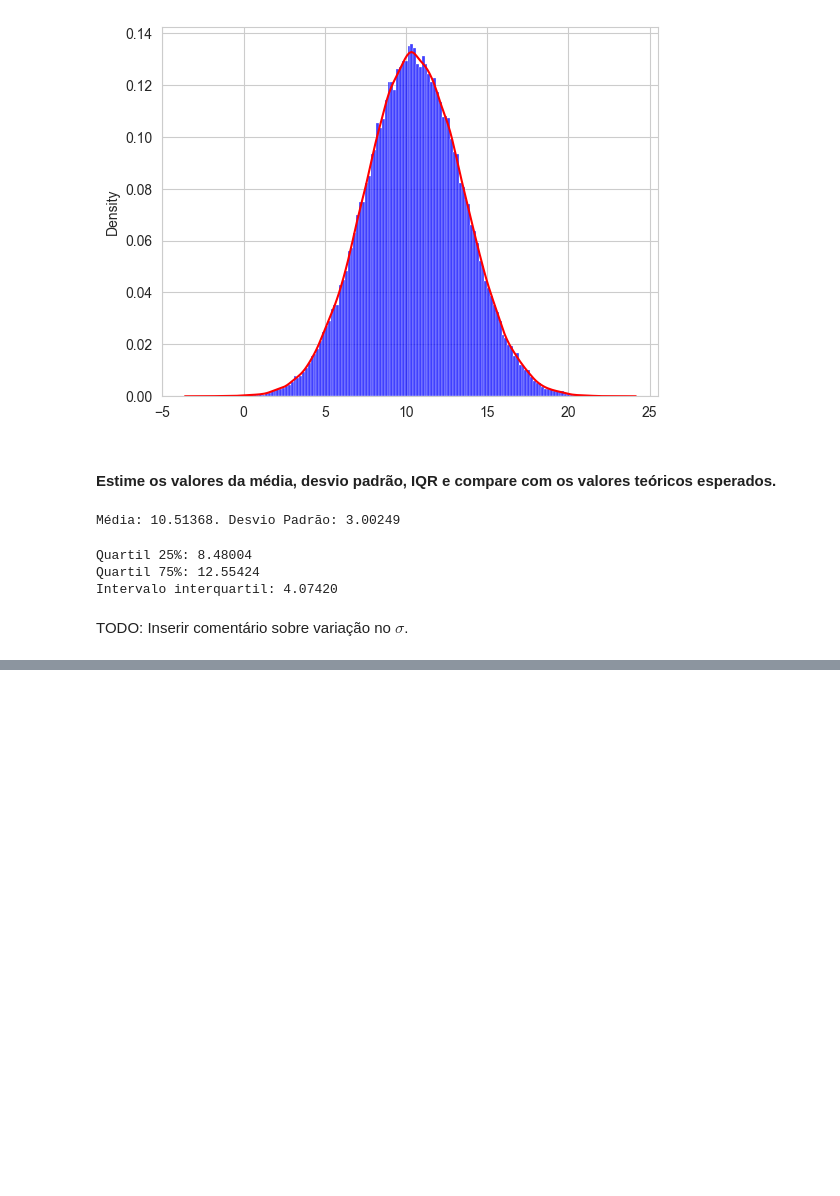
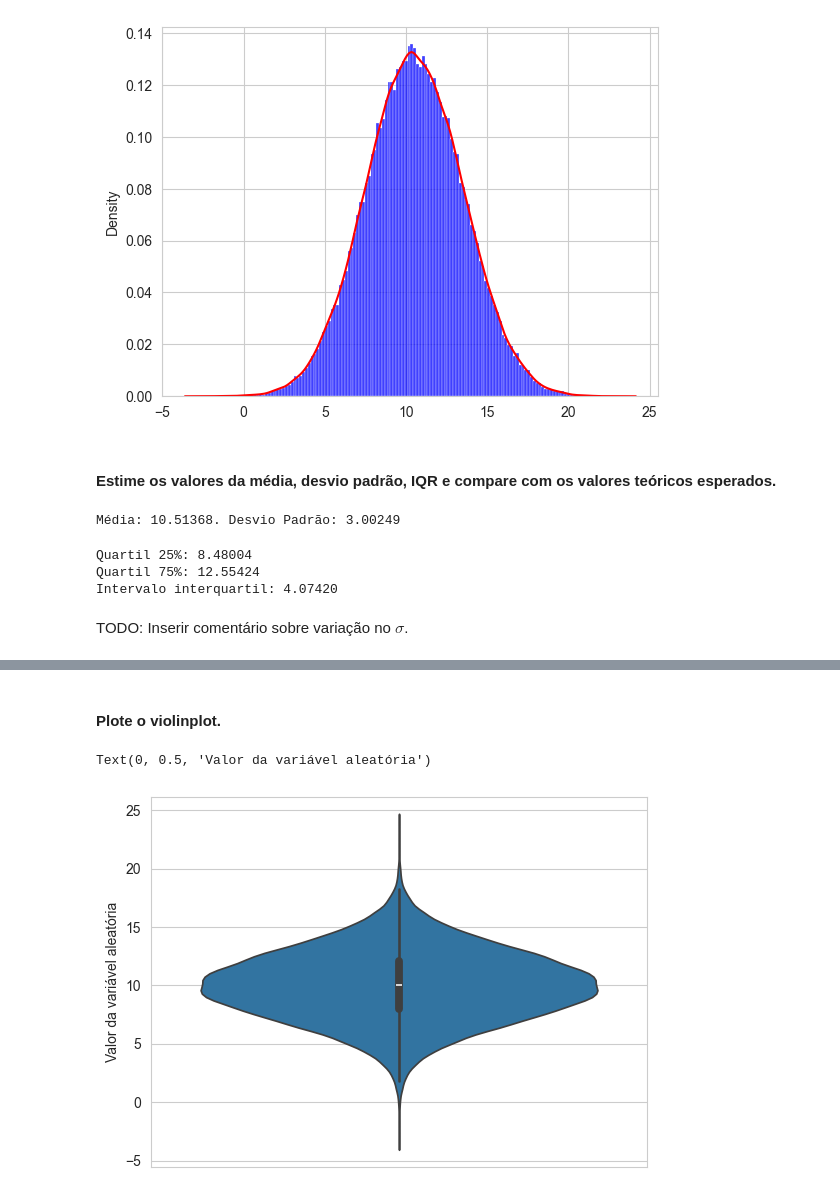
Before and after one commit to ricardoamachado/ENGA74, a Jupyter notebook: Atividade2/atividade2.ipynb, the cells around one changed output, grey strips where cells are left out. Drawn from its saved outputs; the diff is of its cells as text; code cells hidden in the pictures; blank space fills up the shorter version.

```diff
--- a/Atividade2/atividade2.ipynb
+++ b/Atividade2/atividade2.ipynb
@@ -185,0 +205,8 @@ TODO: Inserir comentário sobre variação no $\sigma$.
+# %% [markdown]
+#### Plote o violinplot.
+# %%
+sns.violinplot(dist_z3)
+plt.ylabel("Valor da variável aleatória")
+# %% [output]
+Text(0, 0.5, 'Valor da variável aleatória')
+[figure, added]
```
Also changed, not shown: parts of 27 cells of this notebook.
